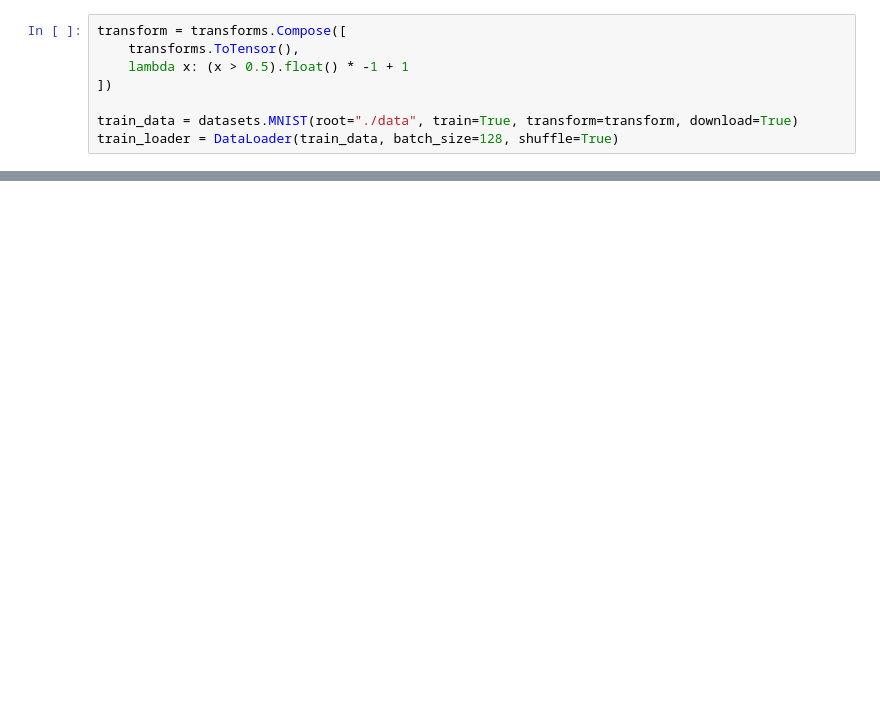
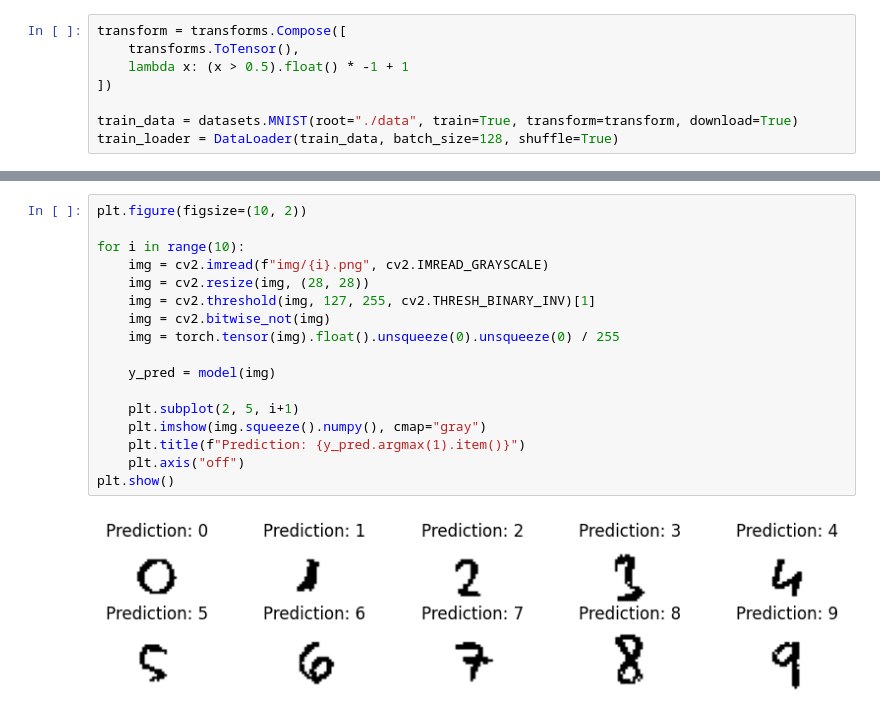
Before and after one commit to yuvalm11/mnist-vae, a Jupyter notebook: cnn_classifier.ipynb, the cells around one changed output, grey strips where cells are left out. Drawn from its saved outputs; the diff is of its cells as text; blank space fills up the shorter version.

```diff
--- a/cnn_classifier.ipynb
+++ b/cnn_classifier.ipynb
@@ -96,0 +108,19 @@ plt.show()
+# %%
+plt.figure(figsize=(10, 2))
+
+for i in range(10):
+    img = cv2.imread(f"img/{i}.png", cv2.IMREAD_GRAYSCALE)
+    img = cv2.resize(img, (28, 28))
+    img = cv2.threshold(img, 127, 255, cv2.THRESH_BINARY_INV)[1]
+    img = cv2.bitwise_not(img)
+    img = torch.tensor(img).float().unsqueeze(0).unsqueeze(0) / 255
+
+    y_pred = model(img)
+
+    plt.subplot(2, 5, i+1)
+    plt.imshow(img.squeeze().numpy(), cmap="gray")
+    plt.title(f"Prediction: {y_pred.argmax(1).item()}")
+    plt.axis("off")
+plt.show()
+# %% [output]
+[figure, added]
```
Also changed, not shown: parts of 4 cells of this notebook, 10 other files.
